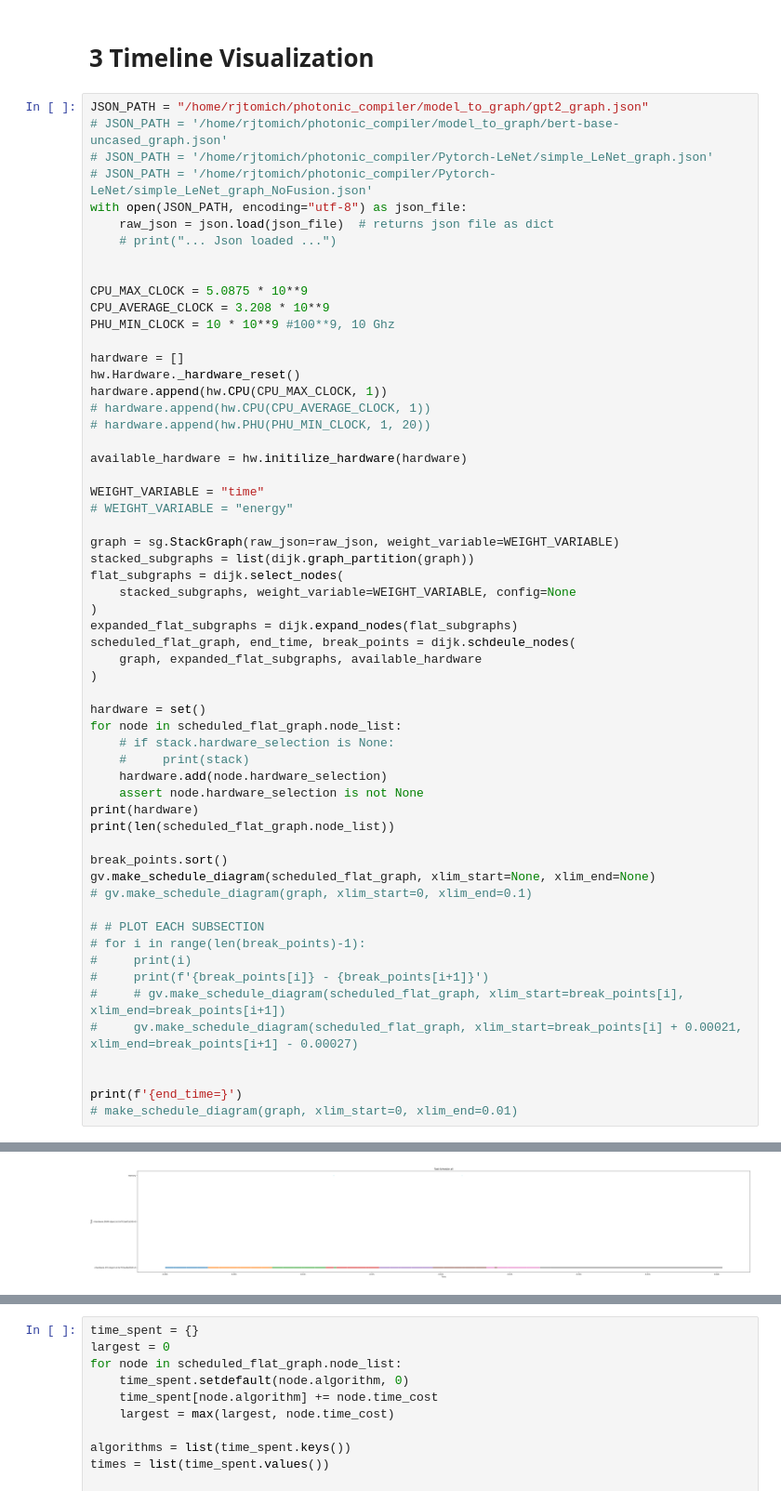
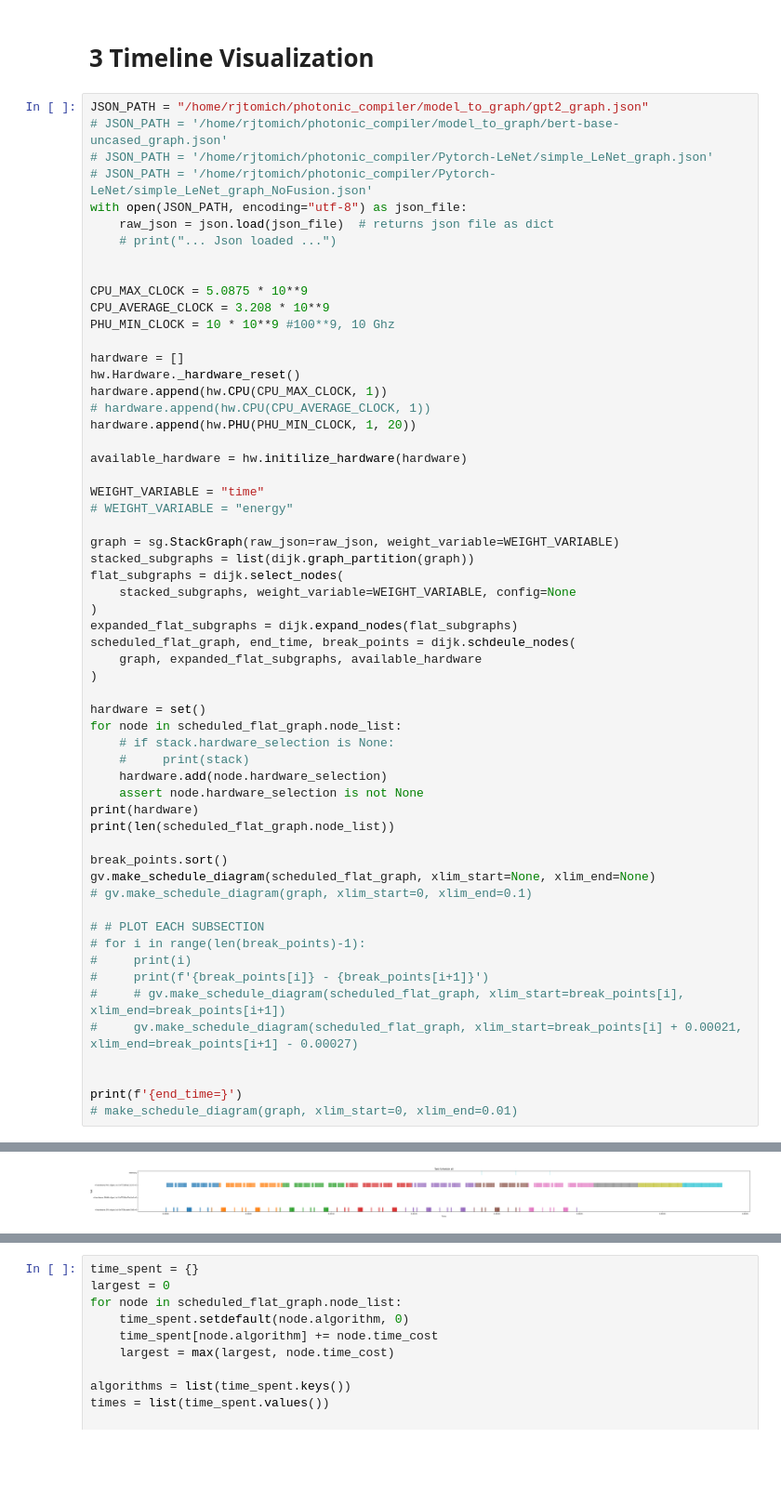
Before and after one commit to RyanTomich/photonic_compiler, a Jupyter notebook: model_to_graph/sub_graphs.ipynb, the cells around one changed output, grey strips where cells are left out. Shown at 93% size. Drawn from its saved outputs; the diff is of its cells as text; blank space fills up the shorter version.

```diff
--- a/model_to_graph/sub_graphs.ipynb
+++ b/model_to_graph/sub_graphs.ipynb
@@ -132,7 +132,7 @@ hardware = []
 hw.Hardware._hardware_reset()
 hardware.append(hw.CPU(CPU_MAX_CLOCK, 1))
 # hardware.append(hw.CPU(CPU_AVERAGE_CLOCK, 1))
-# hardware.append(hw.PHU(PHU_MIN_CLOCK, 1, 20))
+hardware.append(hw.PHU(PHU_MIN_CLOCK, 1, 20))
 
 available_hardware = hw.initilize_hardware(hardware)
 
@@ -179 +179 @@ print(f'{end_time=}')
-[figure, old version]
+[figure, new version]
```
Also changed, not shown: parts of 1 cell of this notebook, 5 other files.
